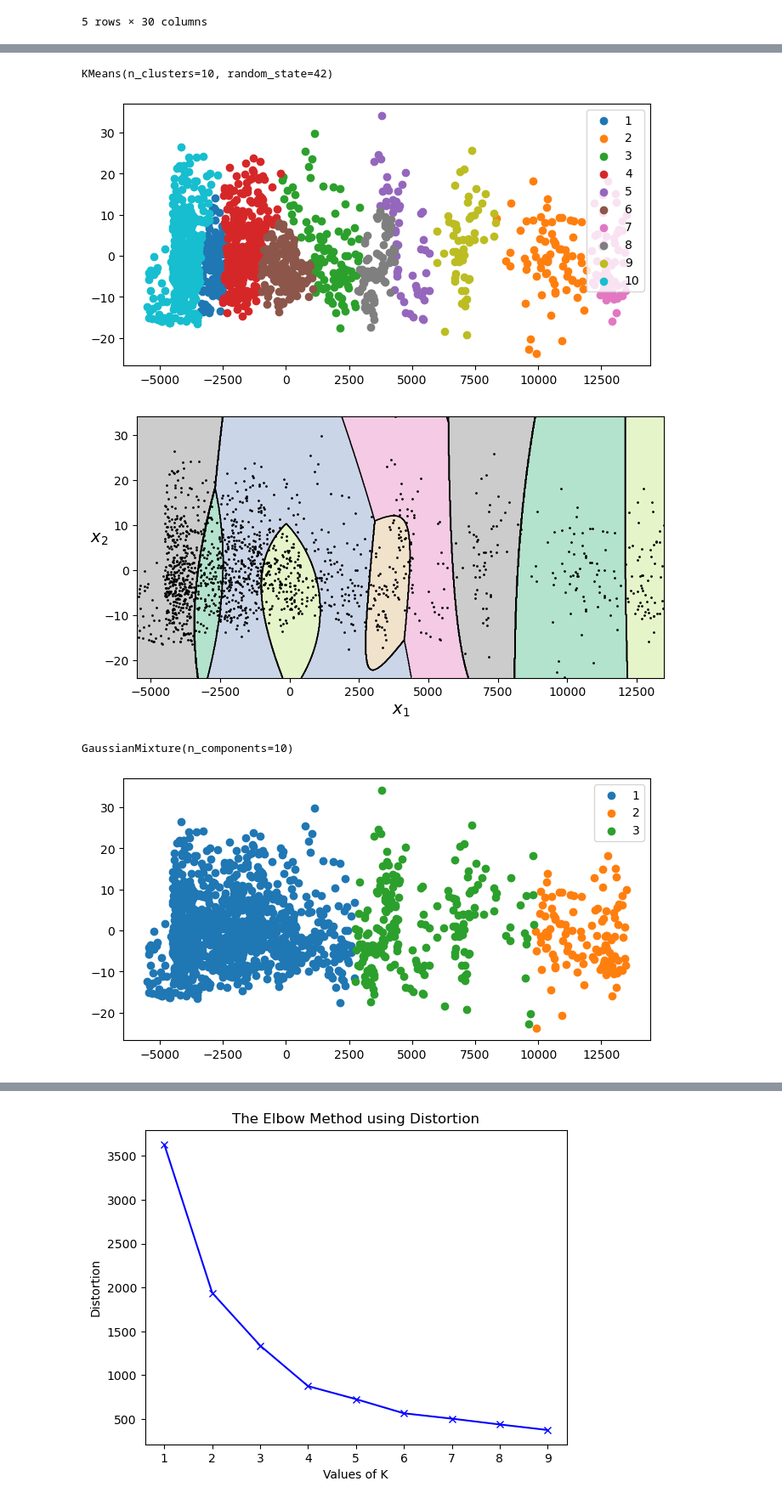
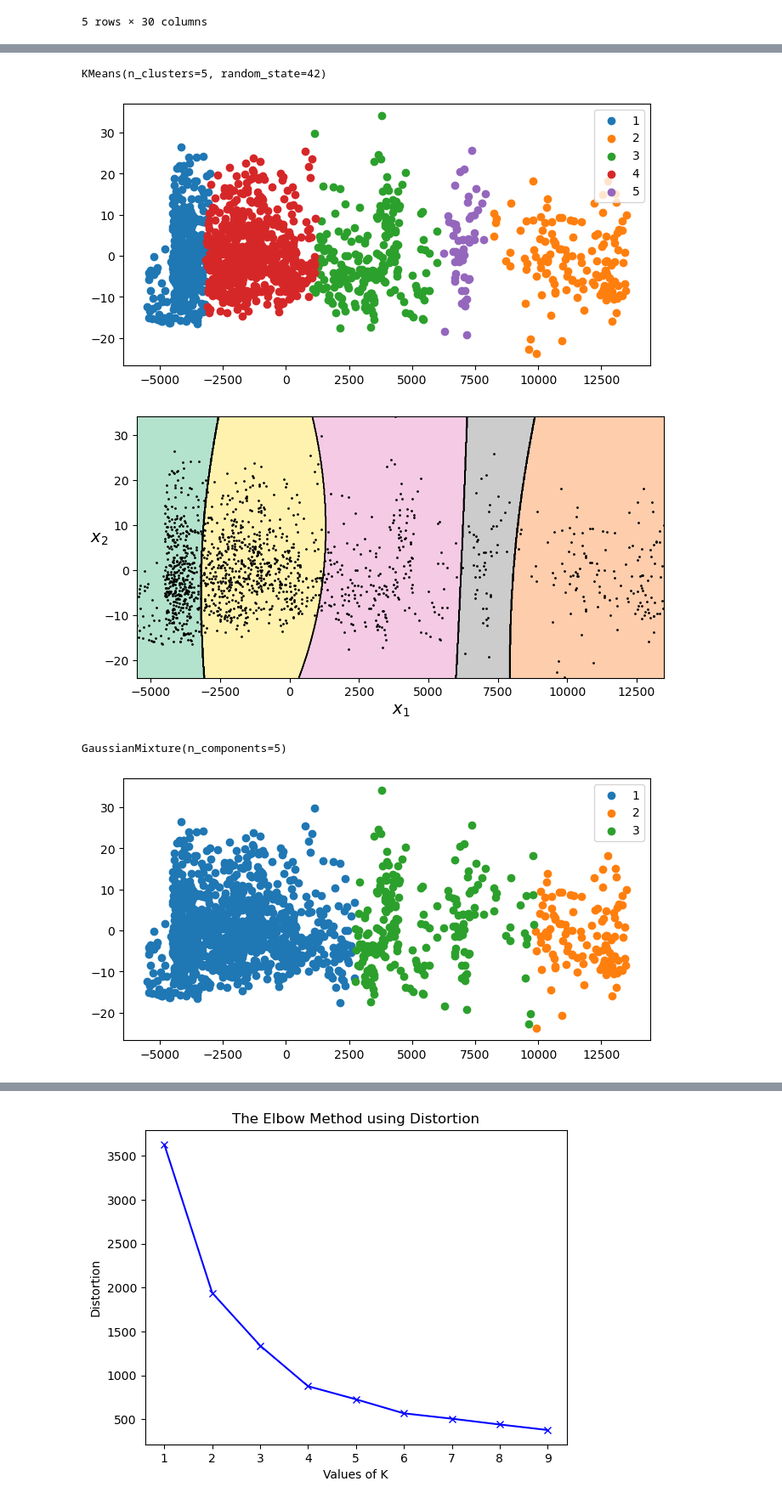
Before and after one commit to Darcinn/F21DL, a Jupyter notebook: Notebooks/Lab 2/Lab-2.ipynb, the cells around one changed output, grey strips where cells are left out. Shown at 85% size. Drawn from its saved outputs; the diff is of its cells as text; code cells hidden in the pictures.

Commit message:
Cleaned up the graphs and reran the code

```diff
--- a/Notebooks/Lab 2/Lab-2.ipynb
+++ b/Notebooks/Lab 2/Lab-2.ipynb
@@ -525,7 +525,7 @@ def evaluate_clusterer(X, y, clusterer):
 from sklearn.mixture import GaussianMixture
 from sklearn.cluster import AgglomerativeClustering, MeanShift
 
-cluster_count = 10
+cluster_count = 5
 
 clusterers = [
     ("KMeans", KMeans(cluster_count, random_state=42)),
@@ -554,7 +554,7 @@ Clusterer results:
-KMeans(n_clusters=10, random_state=42)
+KMeans(n_clusters=5, random_state=42)
-[figure, old version]
+[figure, new version]
-[figure, old version]
+[figure, new version]
-GaussianMixture(n_components=10)
+GaussianMixture(n_components=5)
 [figure]
 [figure]
 MeanShift()
```
Also changed, not shown: parts of 8 cells of this notebook.
